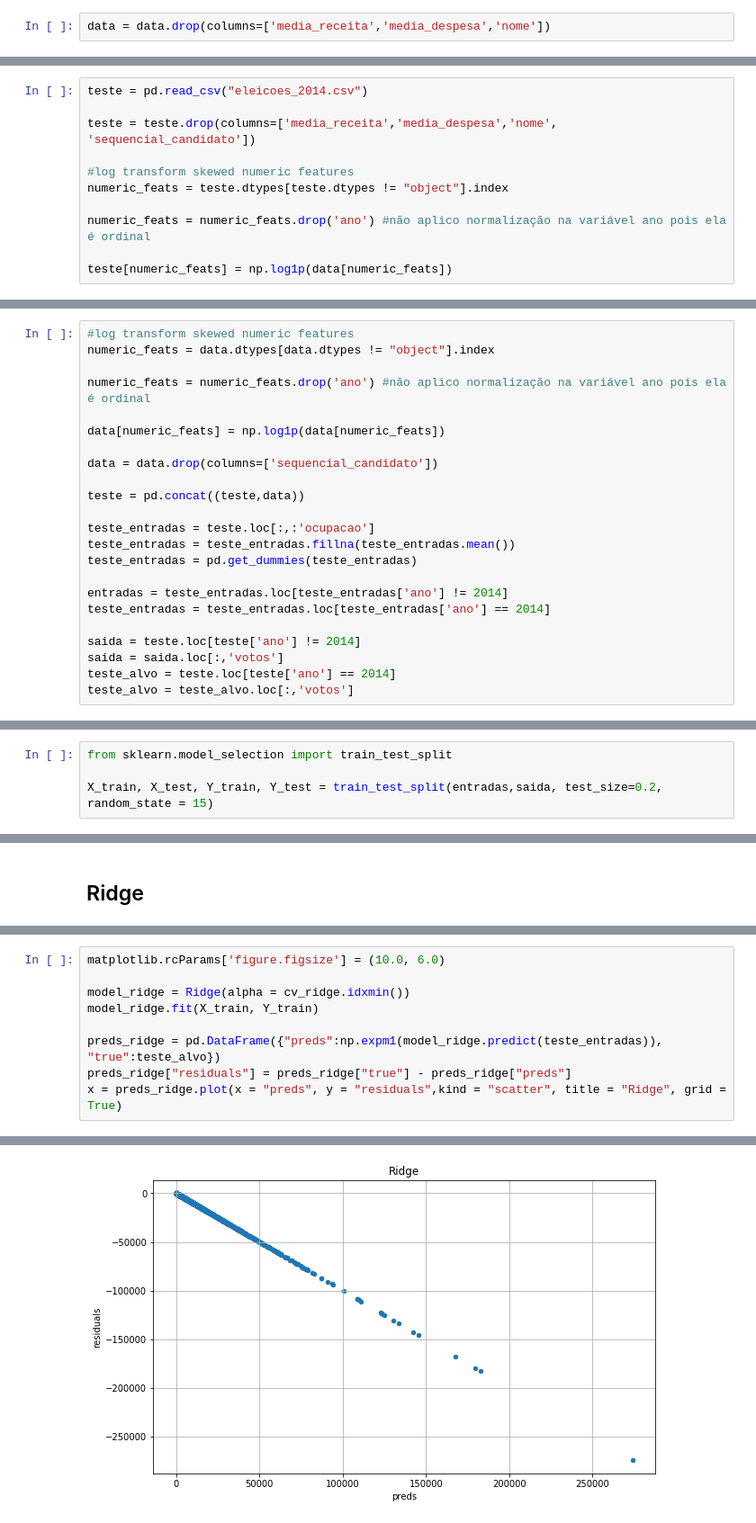
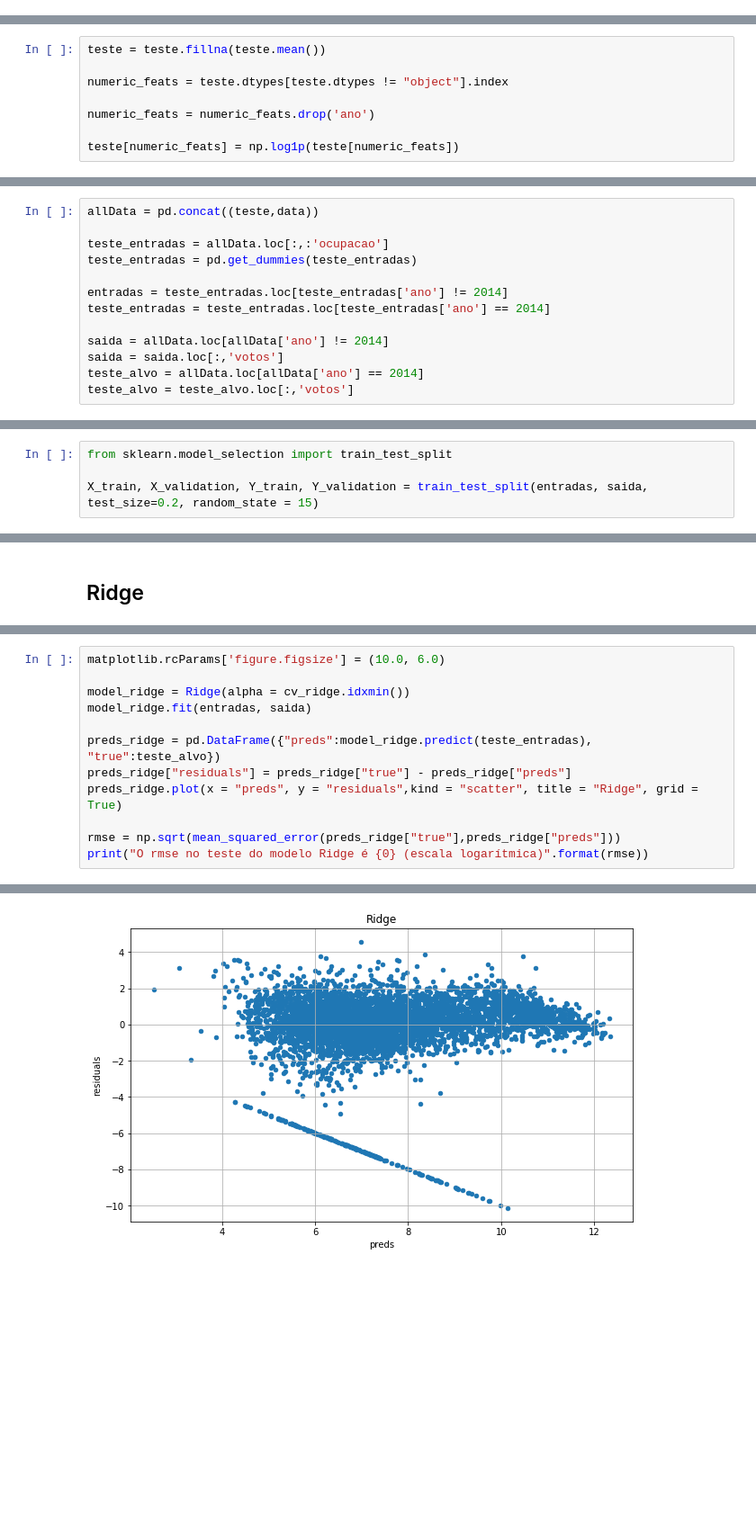
Before and after one commit to RenatoEly/aprendizagemDeMaquina, a Jupyter notebook: Ex3/previsão votação de deputados.ipynb, the cells around one changed output, grey strips where cells are left out. Shown at 90% size. Cells and saved outputs as stored; diff of their text form; blank space fills up the shorter version.

```diff
--- a/Ex3/previsão votação de deputados.ipynb
+++ b/Ex3/previsão votação de deputados.ipynb
@@ -50,2 +59,0 @@ array([[<matplotlib.axes._subplots.AxesSubplot object at 0x...>,
-# %%
-data = data.drop(columns=['media_receita','media_despesa','nome'])
@@ -54,11 +74,8 @@ Removendo as colunas "media_receita" e "media_despesa", pois elas são derivadas
 # %%
-teste = pd.read_csv("eleicoes_2014.csv")
+teste = teste.fillna(teste.mean())
 
-teste = teste.drop(columns=['media_receita','media_despesa','nome', 'sequencial_candidato'])
-
-#log transform skewed numeric features
 numeric_feats = teste.dtypes[teste.dtypes != "object"].index
 
-numeric_feats = numeric_feats.drop('ano') #não aplico normalização na variável ano pois ela é ordinal
+numeric_feats = numeric_feats.drop('ano')
 
-teste[numeric_feats] = np.log1p(data[numeric_feats])
+teste[numeric_feats] = np.log1p(teste[numeric_feats])
@@ -65,23 +84,13 @@ teste[numeric_feats] = np.log1p(data[numeric_feats])
 # %%
-#log transform skewed numeric features
-numeric_feats = data.dtypes[data.dtypes != "object"].index
+allData = pd.concat((teste,data))
 
-numeric_feats = numeric_feats.drop('ano') #não aplico normalização na variável ano pois ela é ordinal
-
-data[numeric_feats] = np.log1p(data[numeric_feats])
-
-data = data.drop(columns=['sequencial_candidato'])
-
-teste = pd.concat((teste,data))
-
-teste_entradas = teste.loc[:,:'ocupacao']
-teste_entradas = teste_entradas.fillna(teste_entradas.mean())
+teste_entradas = allData.loc[:,:'ocupacao']
 teste_entradas = pd.get_dummies(teste_entradas)
 
 entradas = teste_entradas.loc[teste_entradas['ano'] != 2014]
 teste_entradas = teste_entradas.loc[teste_entradas['ano'] == 2014]
 
-saida = teste.loc[teste['ano'] != 2014]
+saida = allData.loc[allData['ano'] != 2014]
 saida = saida.loc[:,'votos']
-teste_alvo = teste.loc[teste['ano'] == 2014]
+teste_alvo = allData.loc[allData['ano'] == 2014]
 teste_alvo = teste_alvo.loc[:,'votos']
@@ -90,5 +99,5 @@ Aplicando normalização em todas as variáveis numéricas, exceto ano, pois ape
 # %%
 from sklearn.model_selection import train_test_split
 
-X_train, X_test, Y_train, Y_test = train_test_split(entradas,saida, test_size=0.2, random_state = 15)
+X_train, X_validation, Y_train, Y_validation = train_test_split(entradas, saida, test_size=0.2, random_state = 15)
 # %% [markdown]
@@ -300,9 +344,12 @@ O rmse na validação do modelo Random Forest é 28580.64381825466
 matplotlib.rcParams['figure.figsize'] = (10.0, 6.0)
 
 model_ridge = Ridge(alpha = cv_ridge.idxmin())
-model_ridge.fit(X_train, Y_train)
+model_ridge.fit(entradas, saida)
 
-preds_ridge = pd.DataFrame({"preds":np.expm1(model_ridge.predict(teste_entradas)), "true":teste_alvo})
+preds_ridge = pd.DataFrame({"preds":model_ridge.predict(teste_entradas), "true":teste_alvo})
 preds_ridge["residuals"] = preds_ridge["true"] - preds_ridge["preds"]
-x = preds_ridge.plot(x = "preds", y = "residuals",kind = "scatter", title = "Ridge", grid = True)
+preds_ridge.plot(x = "preds", y = "residuals",kind = "scatter", title = "Ridge", grid = True)
+
+rmse = np.sqrt(mean_squared_error(preds_ridge["true"],preds_ridge["preds"]))
+print("O rmse no teste do modelo Ridge é {0} (escala logarítmica)".format(rmse))
 # %% [output]
@@ -309 +357 @@ x = preds_ridge.plot(x = "preds", y = "residuals",kind = "scatter", title = "Rid
-[figure, old version]
+[figure, new version]
```
Also changed, not shown: parts of 79 cells of this notebook.
